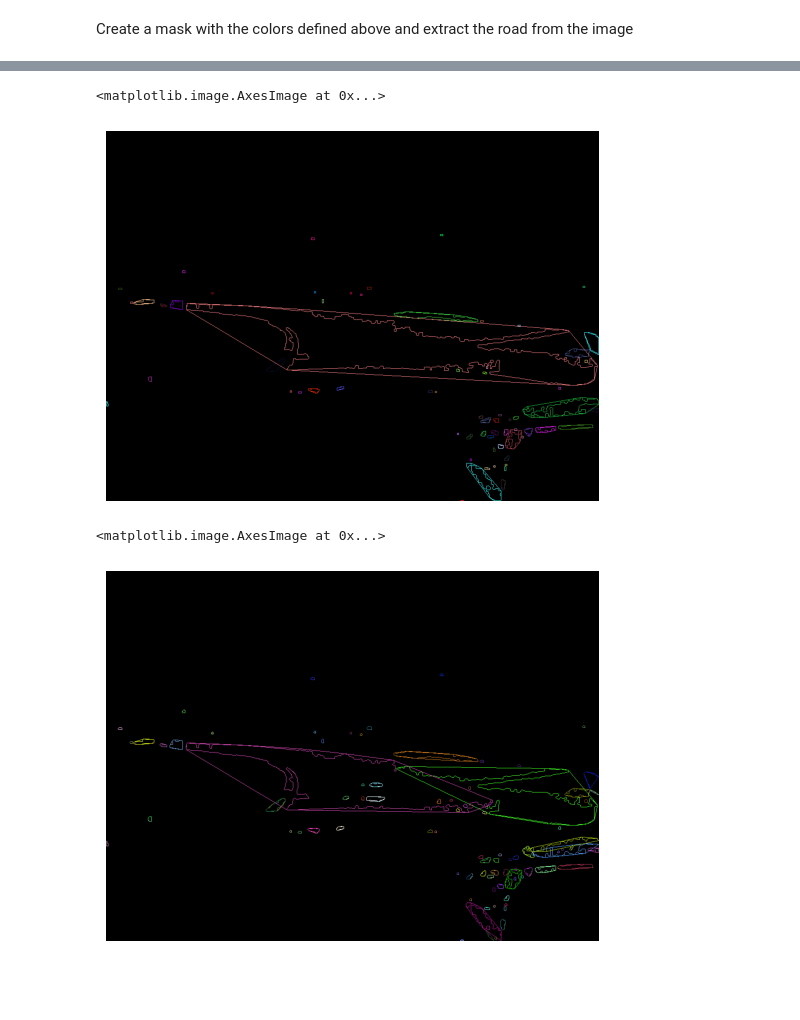
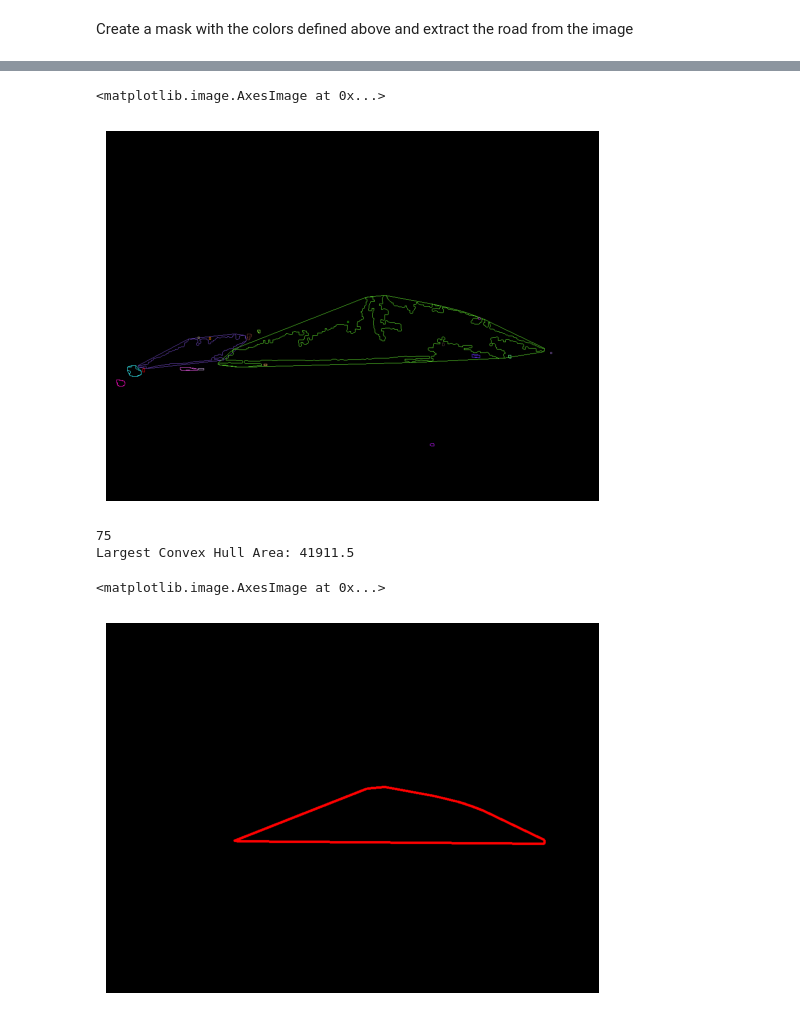
Before and after one commit to christiandalfarra/SIVProject, a Jupyter notebook: project_notebook.ipynb, the cells around one changed output, grey strips where cells are left out. Drawn from its saved outputs; the diff is of its cells as text; code cells hidden in the pictures; blank space fills up the shorter version.

Commit message:
now it segment the street good and go next with the detection of the potholes =)

```diff
--- a/project_notebook.ipynb
+++ b/project_notebook.ipynb
@@ -41,7 +41,7 @@ plt.show()
 # %% [markdown]
 Show the ROI in the selected image
 # %%
-image = cv.imread("test_images/test5.jpg")
+image = cv.imread("test_images/test2.jpg")
 image = cv.resize(image, (1000,750))
 image = cv.cvtColor(image,cv.COLOR_BGR2RGB)
 
@@ -66,7 +66,7 @@ print(std_color)
 # %% [markdown]
 Define the range of colors in the ROI that we retain are from the road and show it
 # %%
-coef = 0.4
+coef = 0.5
 
 lower_bound=np.clip(mean_color - coef * std_color, 0, 255)
 lower_bound_image = np.full((100, 100, 3), lower_bound, dtype=np.uint8)
@@ -137,25 +137,29 @@ plt.axis('off')
 plt.imshow(drawing)
 # %% [output]
 <matplotlib.image.AxesImage at 0x...>
-[figure, old version]
+[figure, new version]
 # %%
 #contours, _ = cv.findContours(mask, cv.RETR_EXTERNAL, cv.CHAIN_APPROX_SIMPLE)
 contours, _ = cv.findContours(edges, cv.RETR_TREE, cv.CHAIN_APPROX_SIMPLE)
 
 # Find the convex hull object for each contour
-hull_list = []
-for i in range(len(contours)):
-        hull = cv.convexHull(contours[i])
-        hull_list.append(hull)
+hull_list = [cv.convexHull(cnt) for cnt in contours]
+print(len(hull_list))
 # Draw contours + hull results
-drawing = np.zeros((edges.shape[0], edges.shape[1], 3), dtype=np.uint8)
-for i in range(len(contours)):
-        color = (rng.randint(0,256), rng.randint(0,256), rng.randint(0,256))
-        cv.drawContours(drawing, contours, i, color)
-        cv.drawContours(drawing, hull_list, i, color)
+largest_hull = max(hull_list, key=cv.contourArea)
+#print(largest_hull)
+hull_segmentation = np.zeros((edges.shape[0], edges.shape[1], 3), dtype=np.uint8)
+for hull in hull_list:
+    cv.drawContours(drawing, [hull], -1, (0, 0, 255), 2)
+# Draw the largest hull in green
+cv.drawContours(hull_segmentation, [largest_hull], -1, (255, 0, 0), 3)
+largest_area = cv.contourArea(largest_hull)
+print("Largest Convex Hull Area:", largest_area)
 # Show in a window
 plt.axis('off')
-plt.imshow(drawing)
+plt.imshow(hull_segmentation)
 # %% [output]
-<matplotlib.image.AxesImage at 0x...>
+75
+Largest Convex Hull Area: 41911.5
+<matplotlib.image.AxesImage at 0x...>
-[figure, old version]
+[figure, new version]
```
Also changed, not shown: parts of 4 cells of this notebook, 1 other file.
